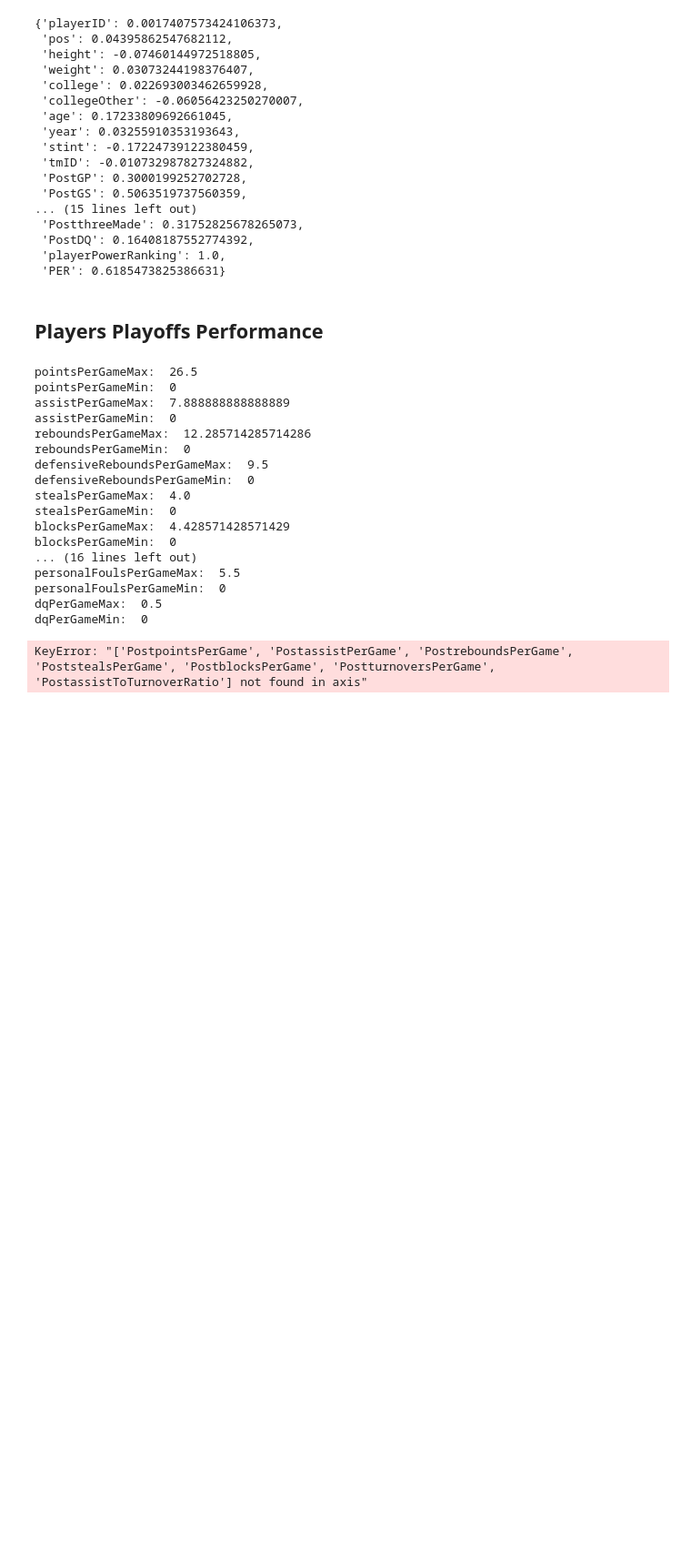
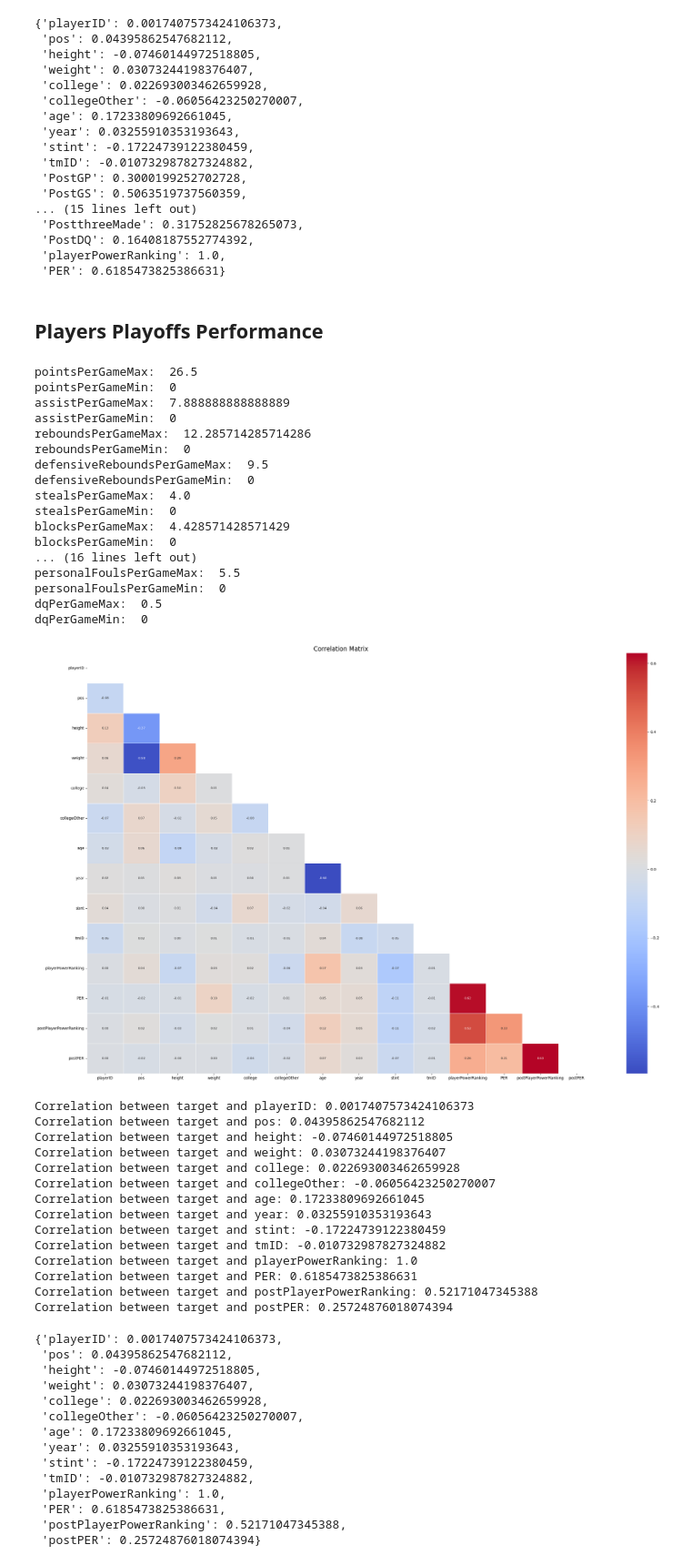
Before and after one commit to zearaujo11/AC, a Jupyter notebook: players.ipynb, the cells around one changed output. Shown at 91% size. Drawn from its saved outputs; the diff is of its cells as text; code cells hidden in the pictures; blank space fills up the shorter version.

Commit message:
adding post season player power ranking and post season PER stat

```diff
--- a/players.ipynb
+++ b/players.ipynb
@@ -1233,8 +1244,44 @@ for index, player in merge_players_players_teams.iterrows():
         merge_players_players_teams.at[index, 'postPlayerPowerRanking'] = post_center_power_ranking(player)
         merge_players_players_teams.at[index, 'postPER'] = calculate_post_PER(player)
 
-merge_players_players_teams = merge_players_players_teams.drop(columns=['PostPF', 'PostGP', 'PostGS', 'PostMinutes', 'PostPoints', 'PostoRebounds', 'PostdRebounds', 'PostRebounds', 'PostAssists', 'PostSteals', 'PostBlocks', 'PostTurnovers', 'PostfgAttempted', 'PostfgMade', 'PostftAttempted', 'PostftMade', 'PostthreeAttempted', 'PostthreeMade', 'PostDQ'])
-merge_players_players_teams = merge_players_players_teams.drop(columns=['PostpointsPerGame','PostassistPerGame','PostreboundsPerGame','PostdefensiveReboundsPerGame','PoststealsPerGame','PostblocksPerGame','PostturnoversPerGame','PostassistToTurnoverRatio','PostthreePointPercentage','PostfreeThrowPercentage','PostfieldGoalPercentage','PosttrueShootingPercentage','PostpersonalFoulsPerGame','PostdqPerGame'])
+merge_players_players_teams = merge_players_players_teams.drop(columns=['PostDefensiveReboundsPerGame', 'PostPF', 'PostGP', 'PostGS', 'PostMinutes', 'PostPoints', 'PostoRebounds', 'PostdRebounds', 'PostRebounds', 'PostAssists', 'PostSteals', 'PostBlocks', 'PostTurnovers', 'PostfgAttempted', 'PostfgMade', 'PostftAttempted', 'PostftMade', 'PostthreeAttempted', 'PostthreeMade', 'PostDQ'])
+merge_players_players_teams = merge_players_players_teams.drop(columns=['PostPointsPerGame','PostAssistPerGame','PostReboundsPerGame','PostdefensiveReboundsPerGame','PostStealsPerGame','PostBlocksPerGame','PostTurnoversPerGame','PostAssistToTurnoverRatio','PostthreePointPercentage','PostfreeThrowPercentage','PostfieldGoalPercentage','PosttrueShootingPercentage','PostpersonalFoulsPerGame','PostdqPerGame'])
 merge_players_players_teams.to_csv('players_teams2.csv', index=False)
-# %% [output]
-KeyError: "['PostpointsPerGame', 'PostassistPerGame', 'PostreboundsPerGame', 'PoststealsPerGame', 'PostblocksPerGame', 'PostturnoversPerGame', 'PostassistToTurnoverRatio'] not found in axis"
+# %%
+temp = merge_players_players_teams.copy()
+
+for column in temp.columns:
+    if temp[column].dtype == 'object':
+        temp[column] = temp[column].astype('category').cat.codes
+
+correlation_matrix(temp)
+# %% [output]
+[figure, added]
+Correlation between target and playerID: 0.0017407573424106373
+Correlation between target and pos: 0.04395862547682112
+Correlation between target and height: -0.07460144972518805
+Correlation between target and weight: 0.03073244198376407
+Correlation between target and college: 0.022693003462659928
+Correlation between target and collegeOther: -0.06056423250270007
+Correlation between target and age: 0.17233809692661045
+Correlation between target and year: 0.03255910353193643
+Correlation between target and stint: -0.17224739122380459
+Correlation between target and tmID: -0.010732987827324882
+Correlation between target and playerPowerRanking: 1.0
+Correlation between target and PER: 0.6185473825386631
+Correlation between target and postPlayerPowerRanking: 0.52171047345388
+Correlation between target and postPER: 0.25724876018074394
+{'playerID': 0.0017407573424106373,
+ 'pos': 0.04395862547682112,
+ 'height': -0.07460144972518805,
+ 'weight': 0.03073244198376407,
+ 'college': 0.022693003462659928,
+ 'collegeOther': -0.06056423250270007,
+ 'age': 0.17233809692661045,
+ 'year': 0.03255910353193643,
+ 'stint': -0.17224739122380459,
+ 'tmID': -0.010732987827324882,
+ 'playerPowerRanking': 1.0,
+ 'PER': 0.6185473825386631,
+ 'postPlayerPowerRanking': 0.52171047345388,
+ 'postPER': 0.25724876018074394}
```
Also changed, not shown: parts of 2 cells of this notebook, 1 other file.
